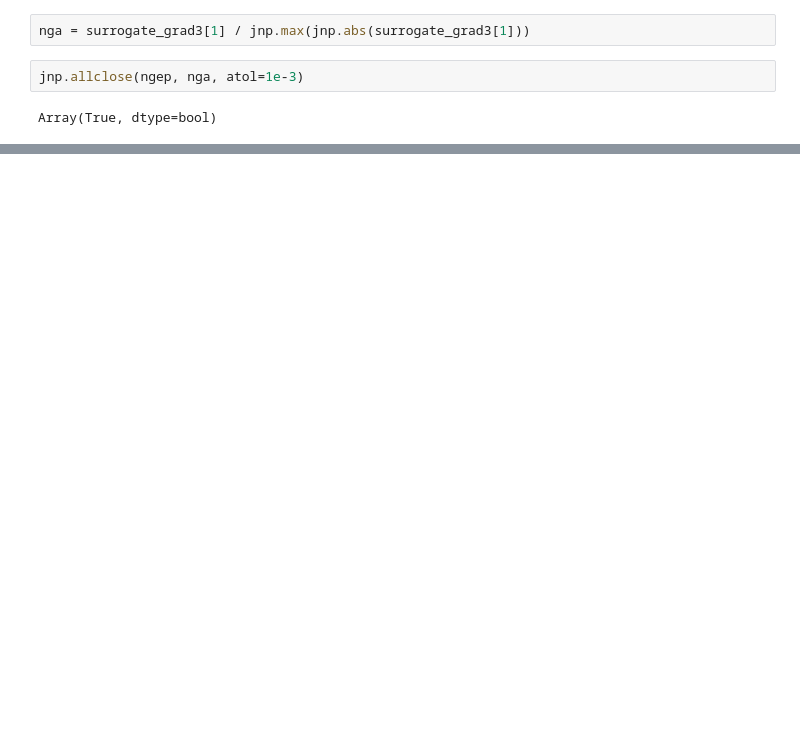
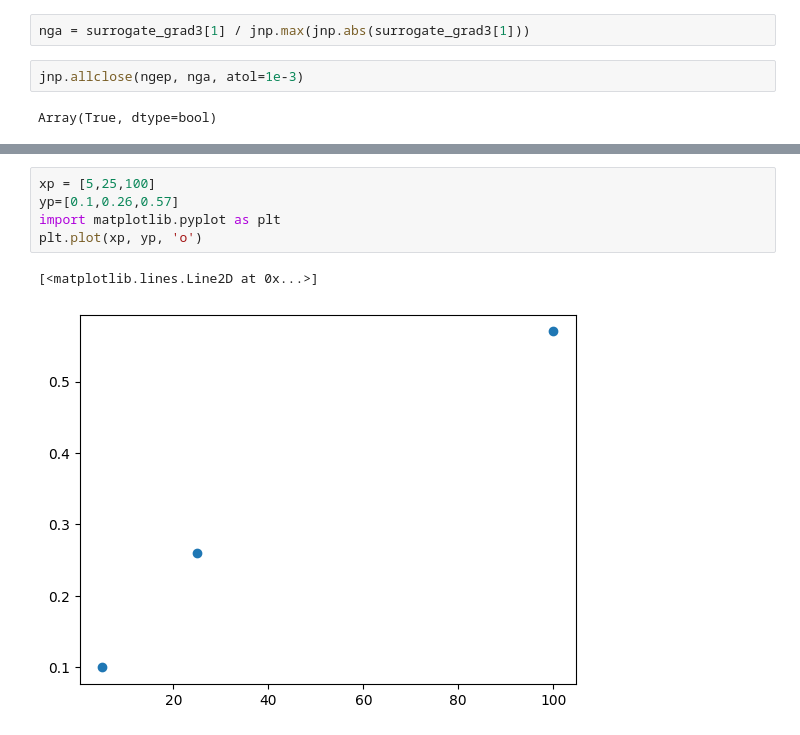
Before and after one commit to florian6973/btt-spyx, a Jupyter notebook: autodiff.ipynb, the cells around one changed output, grey strips where cells are left out. Cells and saved outputs as stored; diff of their text form; blank space fills up the shorter version.

```diff
--- a/autodiff.ipynb
+++ b/autodiff.ipynb
@@ -204,0 +216,8 @@ Array(True, dtype=bool)
+# %%
+xp = [5,25,100]
+yp=[0.1,0.26,0.57]
+import matplotlib.pyplot as plt
+plt.plot(xp, yp, 'o')
+# %% [output]
+[<matplotlib.lines.Line2D at 0x...>]
+[figure, added]
```
Also changed, not shown: parts of 9 cells of this notebook, 4 other files.
